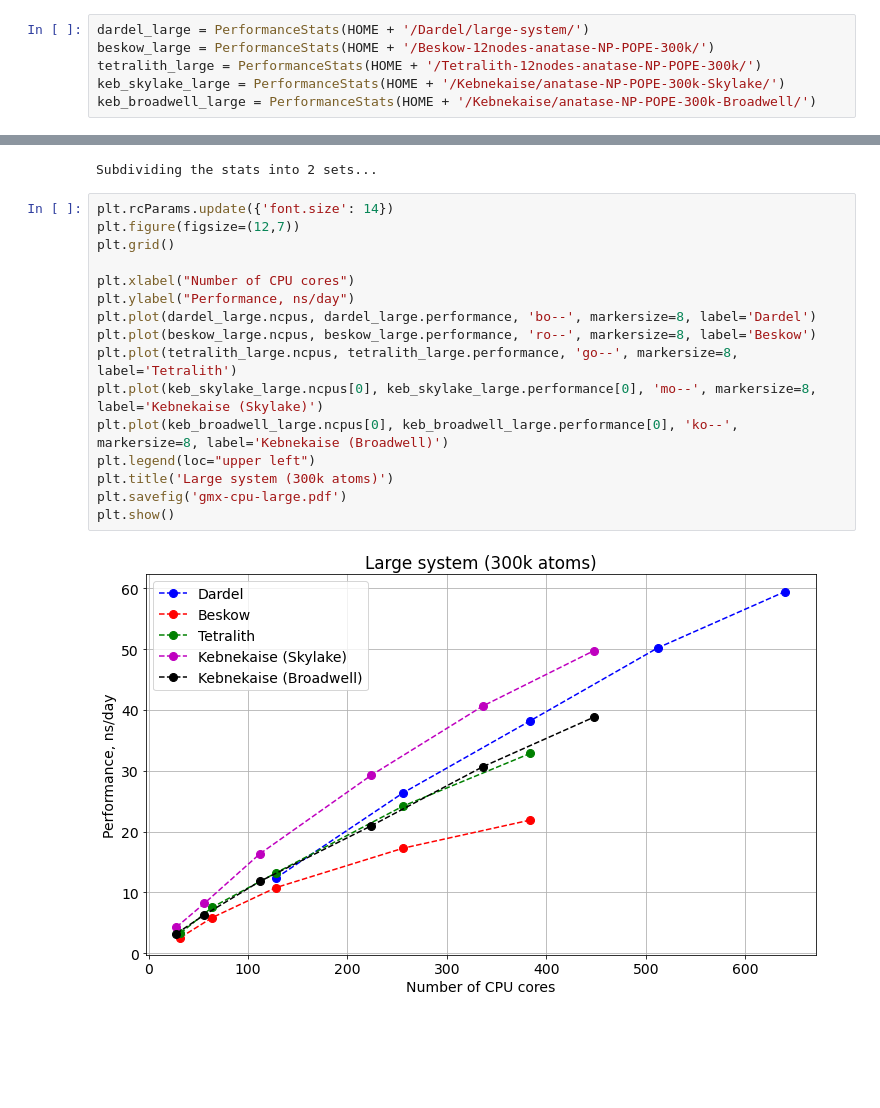
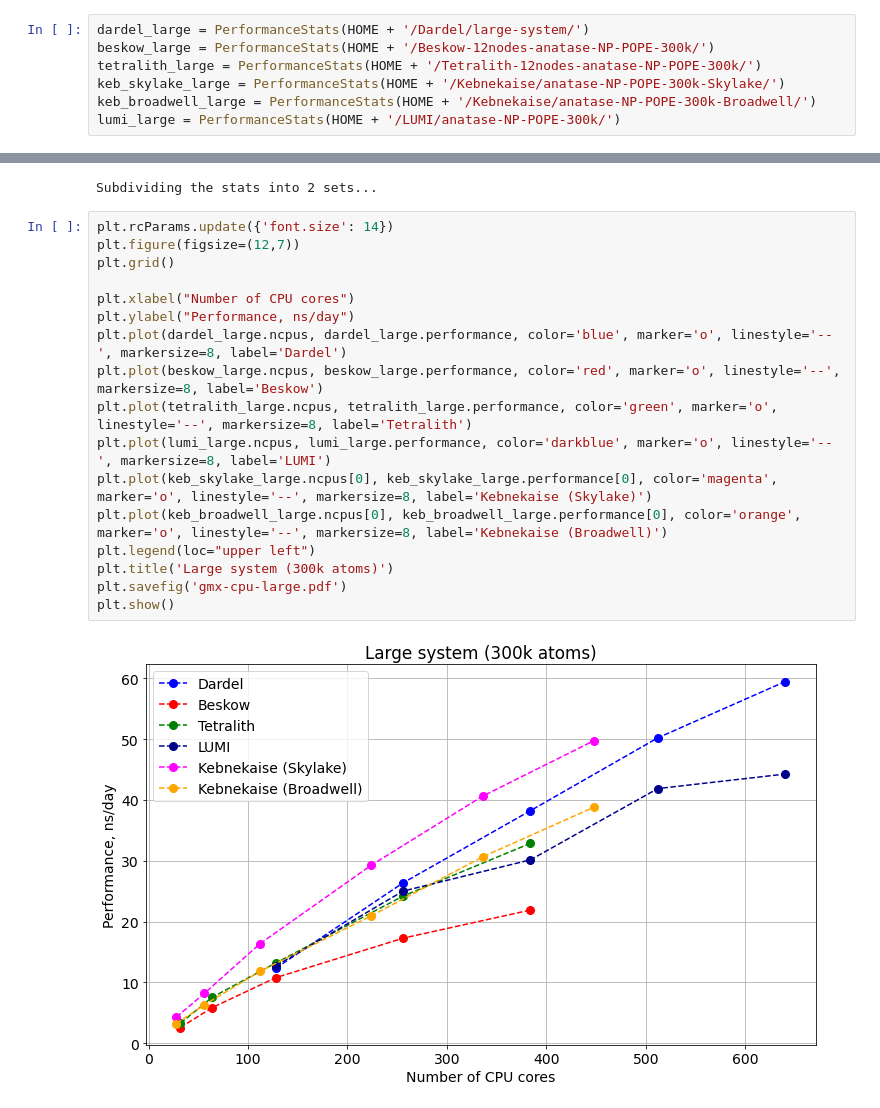
Before and after one commit to mikhail-a-ivanov/perfstats, a Jupyter notebook: MD-performance.ipynb, the cells around one changed output, grey strips where cells are left out. Cells and saved outputs as stored; diff of their text form; blank space fills up the shorter version.

Commit message:
added LUMI benchmarks

```diff
--- a/MD-performance.ipynb
+++ b/MD-performance.ipynb
@@ -90,6 +97,7 @@ beskow_large = PerformanceStats(HOME + '/Beskow-12nodes-anatase-NP-POPE-300k/')
 tetralith_large = PerformanceStats(HOME + '/Tetralith-12nodes-anatase-NP-POPE-300k/')
 keb_skylake_large = PerformanceStats(HOME + '/Kebnekaise/anatase-NP-POPE-300k-Skylake/')
 keb_broadwell_large = PerformanceStats(HOME + '/Kebnekaise/anatase-NP-POPE-300k-Broadwell/')
+lumi_large = PerformanceStats(HOME + '/LUMI/anatase-NP-POPE-300k/')
 # %%
 keb_skylake_large.subdivideomp()
 # %% [output]
@@ -101,18 +109,19 @@ Subdividing the stats into 2 sets...
 # %%
 plt.rcParams.update({'font.size': 14})
 plt.figure(figsize=(12,7))
 plt.grid()
 
 plt.xlabel("Number of CPU cores")
 plt.ylabel("Performance, ns/day")
-plt.plot(dardel_large.ncpus, dardel_large.performance, 'bo--', markersize=8, label='Dardel')
-plt.plot(beskow_large.ncpus, beskow_large.performance, 'ro--', markersize=8, label='Beskow')
-plt.plot(tetralith_large.ncpus, tetralith_large.performance, 'go--', markersize=8, label='Tetralith')
-plt.plot(keb_skylake_large.ncpus[0], keb_skylake_large.performance[0], 'mo--', markersize=8, label='Kebnekaise (Skylake)')
-plt.plot(keb_broadwell_large.ncpus[0], keb_broadwell_large.performance[0], 'ko--', markersize=8, label='Kebnekaise (Broadwell)')
+plt.plot(dardel_large.ncpus, dardel_large.performance, color='blue', marker='o', linestyle='--', markersize=8, label='Dardel')
+plt.plot(beskow_large.ncpus, beskow_large.performance, color='red', marker='o', linestyle='--', markersize=8, label='Beskow')
+plt.plot(tetralith_large.ncpus, tetralith_large.performance, color='green', marker='o', linestyle='--', markersize=8, label='Tetralith')
+plt.plot(lumi_large.ncpus, lumi_large.performance, color='darkblue', marker='o', linestyle='--', markersize=8, label='LUMI')
+plt.plot(keb_skylake_large.ncpus[0], keb_skylake_large.performance[0], color='magenta', marker='o', linestyle='--', markersize=8, label='Kebnekaise (Skylake)')
+plt.plot(keb_broadwell_large.ncpus[0], keb_broadwell_large.performance[0], color='orange', marker='o', linestyle='--', markersize=8, label='Kebnekaise (Broadwell)')
 plt.legend(loc="upper left")
 plt.title('Large system (300k atoms)')
 plt.savefig('gmx-cpu-large.pdf')
 plt.show()
 # %% [output]
-[figure, old version]
+[figure, new version]
```
Also changed, not shown: parts of 6 cells of this notebook, 2 other files.
